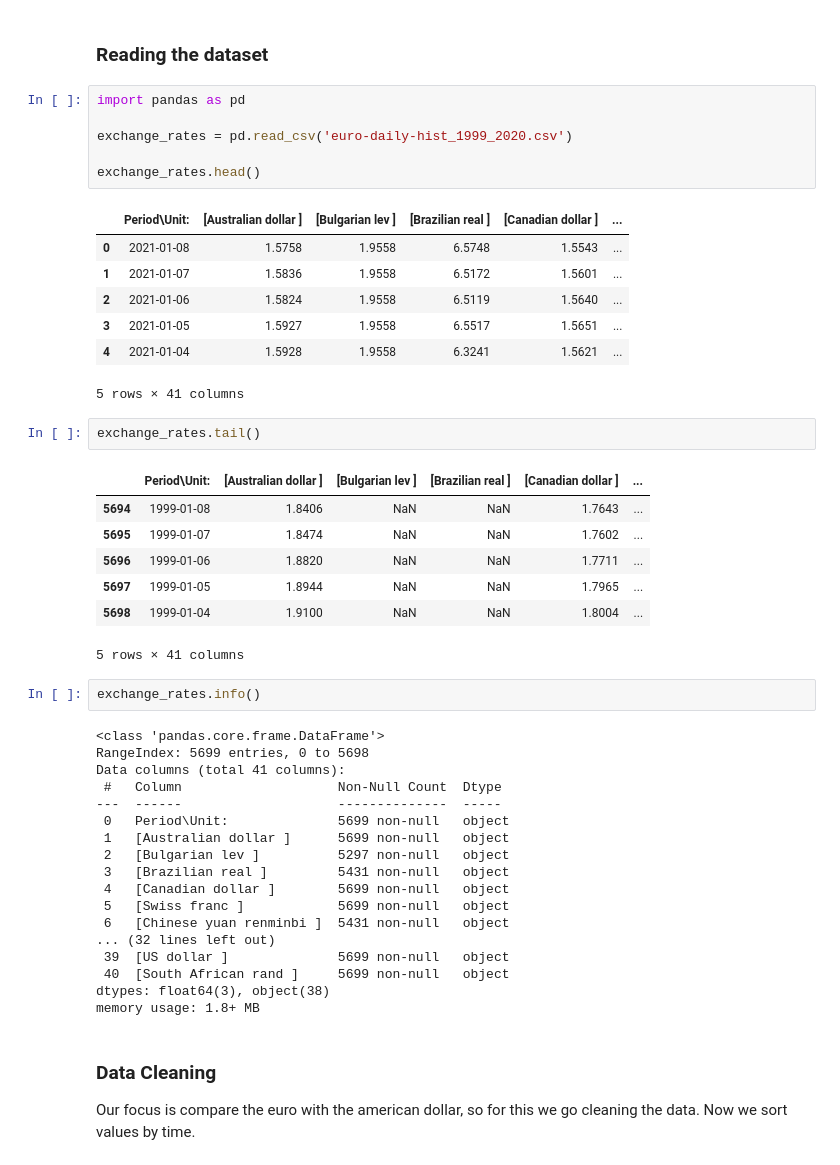
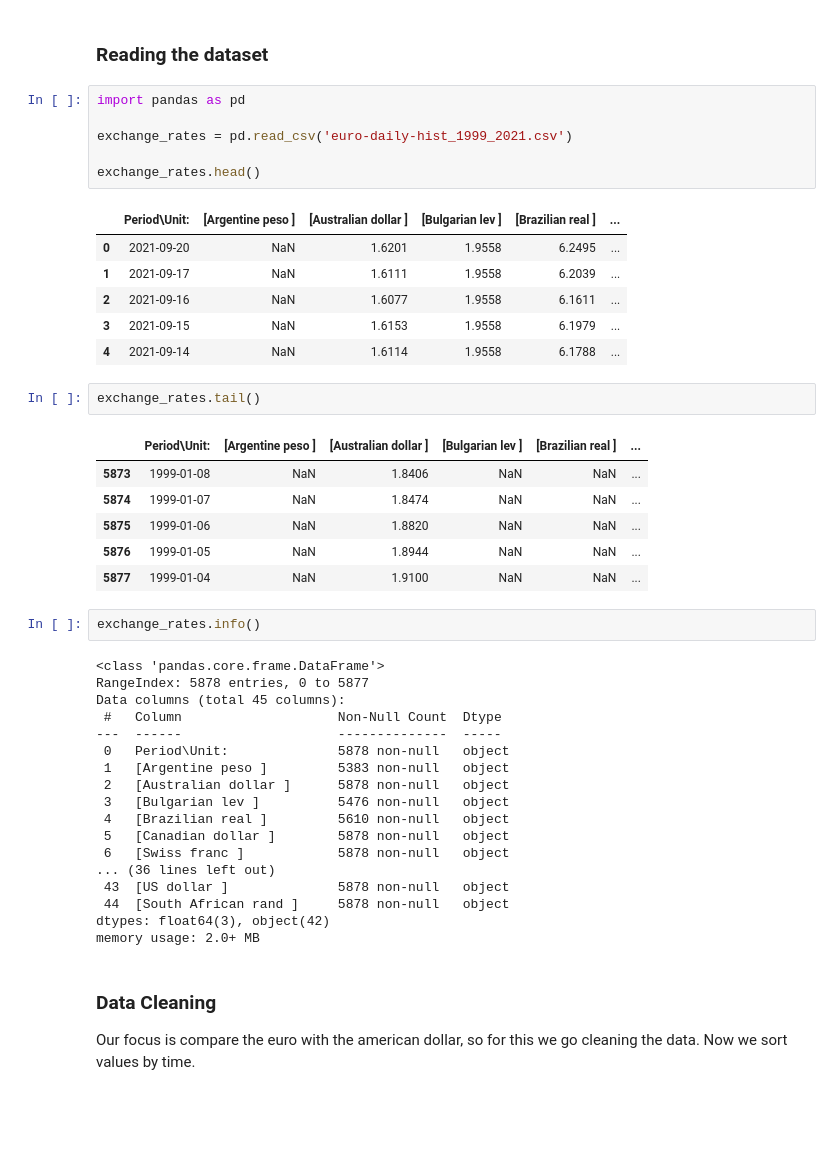
Before and after one commit to pedrohfonseca/Guided-Project-Storytelling-Data-Visualization-on-Exchange-Rates, a Jupyter notebook: Basics.ipynb, the cells around one changed output. Saved outputs shown, nothing was run; the diff lists cells and outputs as text; blank space fills up the shorter version.

```diff
--- a/Basics.ipynb
+++ b/Basics.ipynb
@@ -7,47 +7,45 @@ This file has the Euro daily exchange rates between 1999 and 2021
 # %%
 import pandas as pd
 
-exchange_rates = pd.read_csv('euro-daily-hist_1999_2020.csv')
+exchange_rates = pd.read_csv('euro-daily-hist_1999_2021.csv')
 
 exchange_rates.head()
 # %% [output]
-|  | Period\Unit: | [Australian dollar ] | [Bulgarian lev ] | [Brazilian real ] | [Canadian dollar ] | ... |
-| 0 | 2021-01-08 | 1.5758 | 1.9558 | 6.5748 | 1.5543 | ... |
-| 1 | 2021-01-07 | 1.5836 | 1.9558 | 6.5172 | 1.5601 | ... |
-| 2 | 2021-01-06 | 1.5824 | 1.9558 | 6.5119 | 1.5640 | ... |
-| 3 | 2021-01-05 | 1.5927 | 1.9558 | 6.5517 | 1.5651 | ... |
-| 4 | 2021-01-04 | 1.5928 | 1.9558 | 6.3241 | 1.5621 | ... |
+|  | Period\Unit: | [Argentine peso ] | [Australian dollar ] | [Bulgarian lev ] | [Brazilian real ] | ... |
+| 0 | 2021-09-20 | NaN | 1.6201 | 1.9558 | 6.2495 | ... |
+| 1 | 2021-09-17 | NaN | 1.6111 | 1.9558 | 6.2039 | ... |
+| 2 | 2021-09-16 | NaN | 1.6077 | 1.9558 | 6.1611 | ... |
+| 3 | 2021-09-15 | NaN | 1.6153 | 1.9558 | 6.1979 | ... |
+| 4 | 2021-09-14 | NaN | 1.6114 | 1.9558 | 6.1788 | ... |
-5 rows × 41 columns
 # %%
 exchange_rates.tail()
 # %% [output]
-|  | Period\Unit: | [Australian dollar ] | [Bulgarian lev ] | [Brazilian real ] | [Canadian dollar ] | ... |
-| 5694 | 1999-01-08 | 1.8406 | NaN | NaN | 1.7643 | ... |
-| 5695 | 1999-01-07 | 1.8474 | NaN | NaN | 1.7602 | ... |
-| 5696 | 1999-01-06 | 1.8820 | NaN | NaN | 1.7711 | ... |
-| 5697 | 1999-01-05 | 1.8944 | NaN | NaN | 1.7965 | ... |
-| 5698 | 1999-01-04 | 1.9100 | NaN | NaN | 1.8004 | ... |
+|  | Period\Unit: | [Argentine peso ] | [Australian dollar ] | [Bulgarian lev ] | [Brazilian real ] | ... |
+| 5873 | 1999-01-08 | NaN | 1.8406 | NaN | NaN | ... |
+| 5874 | 1999-01-07 | NaN | 1.8474 | NaN | NaN | ... |
+| 5875 | 1999-01-06 | NaN | 1.8820 | NaN | NaN | ... |
+| 5876 | 1999-01-05 | NaN | 1.8944 | NaN | NaN | ... |
+| 5877 | 1999-01-04 | NaN | 1.9100 | NaN | NaN | ... |
-5 rows × 41 columns
 # %%
 exchange_rates.info()
 # %% [output]
 <class 'pandas.core.frame.DataFrame'>
-RangeIndex: 5699 entries, 0 to 5698
-Data columns (total 41 columns):
+RangeIndex: 5878 entries, 0 to 5877
+Data columns (total 45 columns):
  #   Column                    Non-Null Count  Dtype
 ---  ------                    --------------  -----
- 0   Period\Unit:              5699 non-null   object
- 1   [Australian dollar ]      5699 non-null   object
- 2   [Bulgarian lev ]          5297 non-null   object
- 3   [Brazilian real ]         5431 non-null   object
- 4   [Canadian dollar ]        5699 non-null   object
- 5   [Swiss franc ]            5699 non-null   object
- 6   [Chinese yuan renminbi ]  5431 non-null   object
-... (32 lines left out)
- 39  [US dollar ]              5699 non-null   object
- 40  [South African rand ]     5699 non-null   object
-dtypes: float64(3), object(38)
-memory usage: 1.8+ MB
+ 0   Period\Unit:              5878 non-null   object
+ 1   [Argentine peso ]         5383 non-null   object
+ 2   [Australian dollar ]      5878 non-null   object
+ 3   [Bulgarian lev ]          5476 non-null   object
+ 4   [Brazilian real ]         5610 non-null   object
+ 5   [Canadian dollar ]        5878 non-null   object
+ 6   [Swiss franc ]            5878 non-null   object
+... (36 lines left out)
+ 43  [US dollar ]              5878 non-null   object
+ 44  [South African rand ]     5878 non-null   object
+dtypes: float64(3), object(42)
+memory usage: 2.0+ MB
 # %% [markdown]
 ### Data Cleaning
 
```
Also changed, not shown: parts of 27 cells of this notebook, 3 other files.
